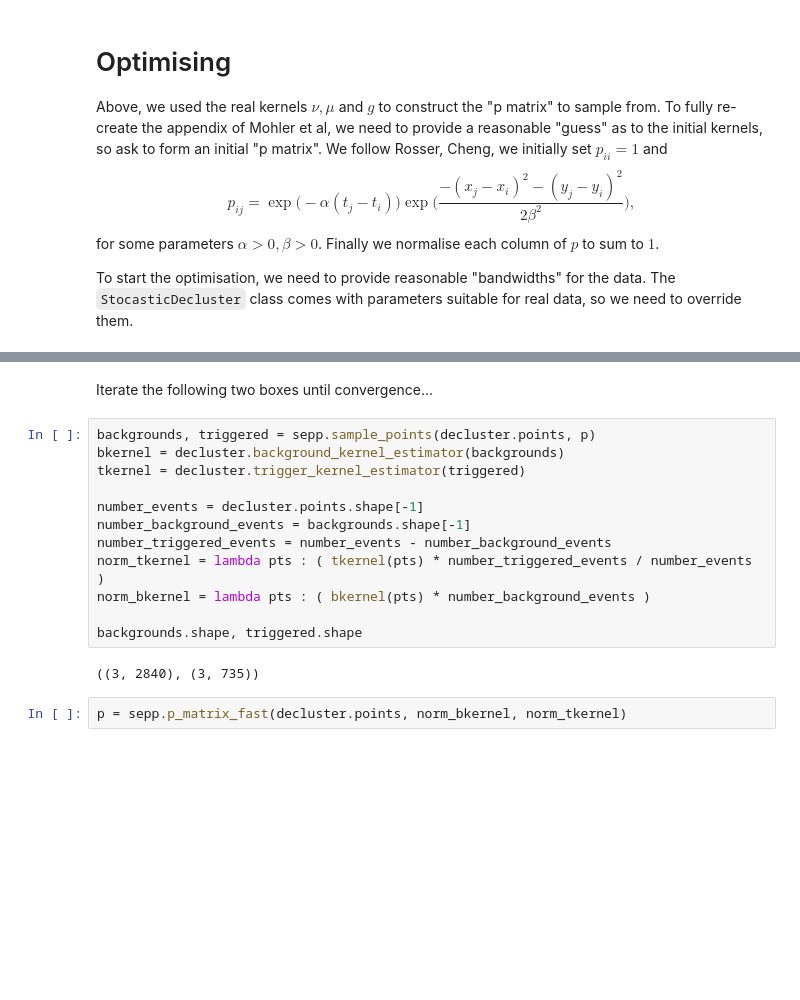
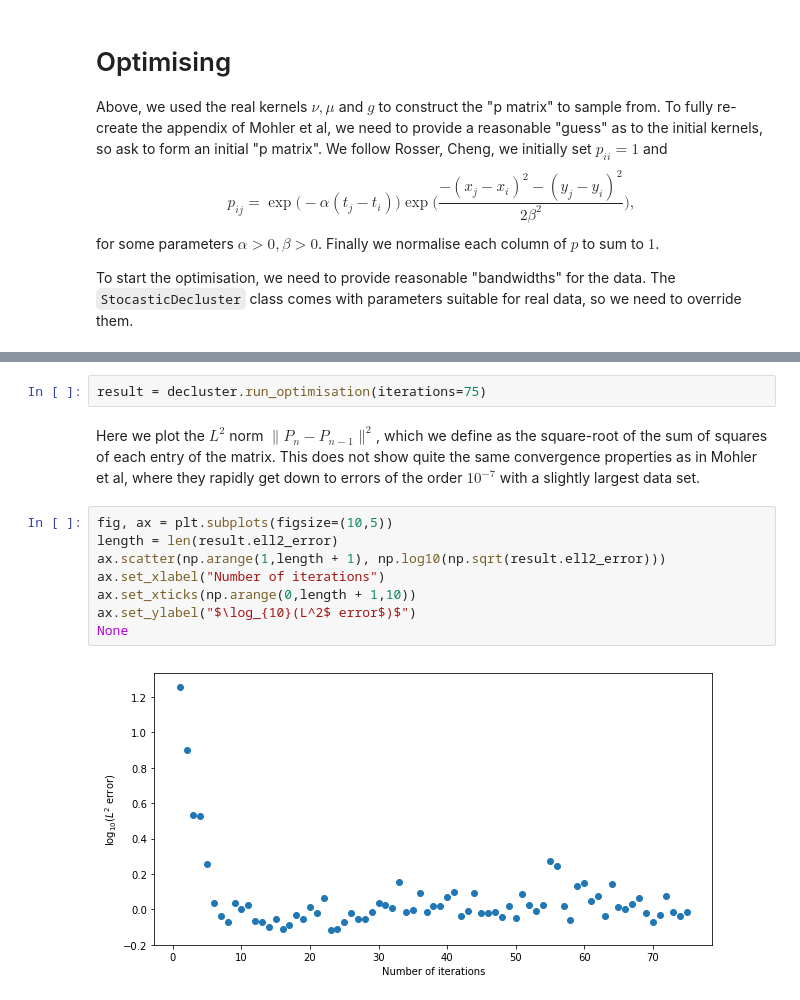
Before and after one commit to QuantCrimAtLeeds/PredictCode, a Jupyter notebook: sepp_testbed.ipynb, the cells around one changed output, grey strips where cells are left out. Drawn from its saved outputs; the diff is of its cells as text; blank space fills up the shorter version.

```diff
--- a/sepp_testbed.ipynb
+++ b/sepp_testbed.ipynb
@@ -366,18 +366,14 @@ decluster.trigger_kernel_estimator = open_cp.kernels.KthNearestNeighbourGaussian
-# %% [markdown]
-Iterate the following two boxes until convergence...
-# %%
-backgrounds, triggered = sepp.sample_points(decluster.points, p)
-bkernel = decluster.background_kernel_estimator(backgrounds)
-tkernel = decluster.trigger_kernel_estimator(triggered)
-
-number_events = decluster.points.shape[-1]
-number_background_events = backgrounds.shape[-1]
-number_triggered_events = number_events - number_background_events
-norm_tkernel = lambda pts : ( tkernel(pts) * number_triggered_events / number_events )
-norm_bkernel = lambda pts : ( bkernel(pts) * number_background_events )
-
-backgrounds.shape, triggered.shape
-# %% [output]
-((3, 2840), (3, 735))
-# %%
-p = sepp.p_matrix_fast(decluster.points, norm_bkernel, norm_tkernel)
+# %%
+result = decluster.run_optimisation(iterations=75)
+# %% [markdown]
+Here we plot the $L^2$ norm $\|P_n - P_{n-1}\|^2$, which we define as the square-root of the sum of squares of each entry of the matrix.  This does not show quite the same convergence properties as in Mohler et al, where they rapidly get down to errors of the order $10^{-7}$ with a slightly largest data set.
+# %%
+fig, ax = plt.subplots(figsize=(10,5))
+length = len(result.ell2_error)
+ax.scatter(np.arange(1,length + 1), np.log10(np.sqrt(result.ell2_error)))
+ax.set_xlabel("Number of iterations")
+ax.set_xticks(np.arange(0,length + 1,10))
+ax.set_ylabel("$\log_{10}(L^2$ error$)$")
+None
+# %% [output]
+[figure, added]
```
Also changed, not shown: parts of 28 cells of this notebook, 3 other files.
